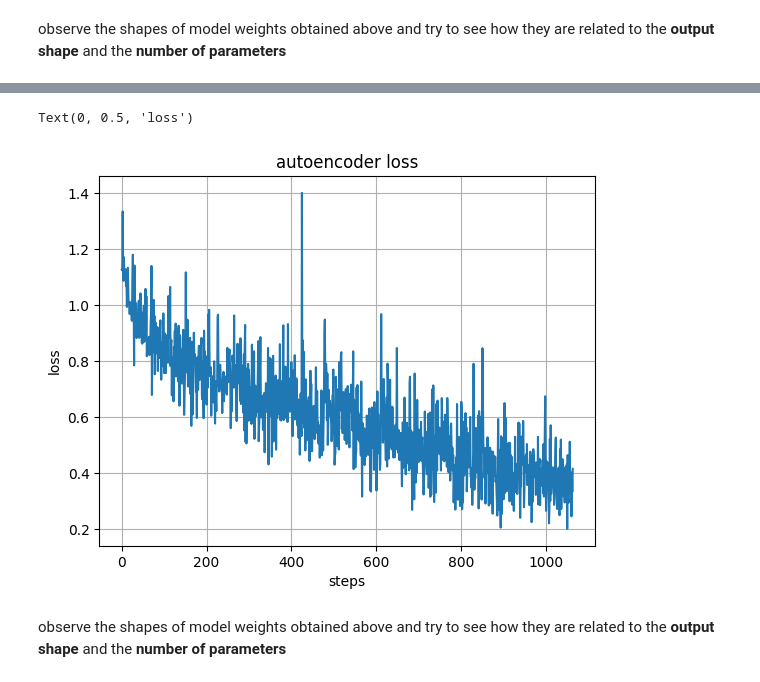
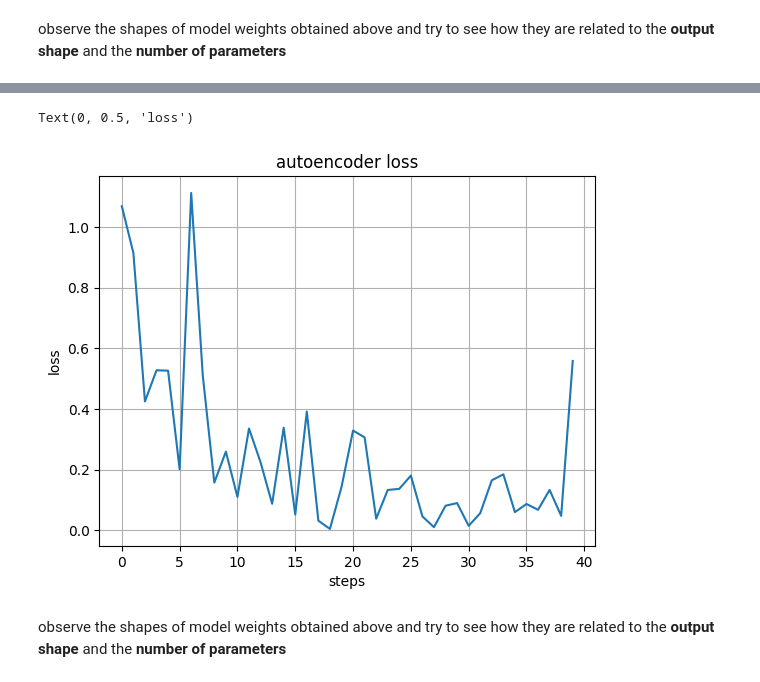
Before and after one commit to rramosp/deeplearning.udea, a Jupyter notebook: content/U01.05 - Convolutional Neural Networks.ipynb, the cells around one changed output, grey strips where cells are left out. Drawn from its saved outputs; the diff is of its cells as text; code cells hidden in the pictures.

```diff
--- a/content/U01.04 - Convolutional Neural Networks.ipynb
+++ b/content/U01.05 - Convolutional Neural Networks.ipynb
@@ -110,22 +112,19 @@ Name: count, dtype: int64
 # %%
 
-class ConvModelA(nn.Module):
+class ConvModelA(L.LightningModule):
     def __init__(self, num_classes, img_size=32):
         super(ConvModelA, self).__init__()
         print(f"using {num_classes} classes")
 
-        # 1. Conv2D: 3 input channels (RGB), 15 filters, 3x3 kernel
-        # padding=1 in PyTorch is equivalent to padding='SAME' for a 3x3 kernel
         self.conv1 = nn.Conv2d(in_channels=3, out_channels=15, kernel_size=3, padding=1)
-
-        # 2. Flatten: We need to calculate the input size for the Dense layer
-        # Output of Conv is (15, img_size, img_size)
         self.flatten_size = 15 * img_size * img_size
-
-        # 3. Dense Layers (Linear in PyTorch)
         self.fc1 = nn.Linear(self.flatten_size, 16)
         self.dropout = nn.Dropout(0.2)
         self.fc2 = nn.Linear(16, num_classes)
+
+        self.loss_fn = nn.CrossEntropyLoss()
+
+        self.loss_history = []
 
     def forward(self, x):
         # x shape: (Batch, 3, img_size, img_size)
@@ -135,6 +134,20 @@ class ConvModelA(nn.Module):
         x = self.dropout(x)
         x = self.fc2(x)
         return x
+
+    def training_step(self, batch, batch_idx):
+        x, y = batch
+        o = self.forward(x)
+        self.loss = self.loss_fn(o, y)
+        self.log("train_loss", self.loss, on_step=False, on_epoch=True)
+        return self.loss
+
+    def configure_optimizers(self):
+        optimizer = optim.Adam(self.parameters(), lr=0.005),
+        return optimizer
+
+    def on_train_epoch_end(self):
+        self.loss_history.append(self.loss.detach().numpy())
 # %%
 num_classes = len(np.unique(y_cifar))
 model = ConvModelA(num_classes)
@@ -219,12 +245,12 @@ Epoch 15/15 | Loss: 0.3749
 # %%
-plt.plot(trainer.lossh)
+plt.plot(model.loss_history)
 plt.grid()
 plt.title('autoencoder loss')
 plt.xlabel('steps')
 plt.ylabel('loss')
 # %% [output]
 Text(0, 0.5, 'loss')
-[figure, old version]
+[figure, new version]
 # %% [markdown]
 observe the shapes of model weights obtained above and try to see how they are related to the **output shape** and the **number of parameters**
 # %%
```
Also changed, not shown: parts of 24 cells of this notebook, 10 other files.
